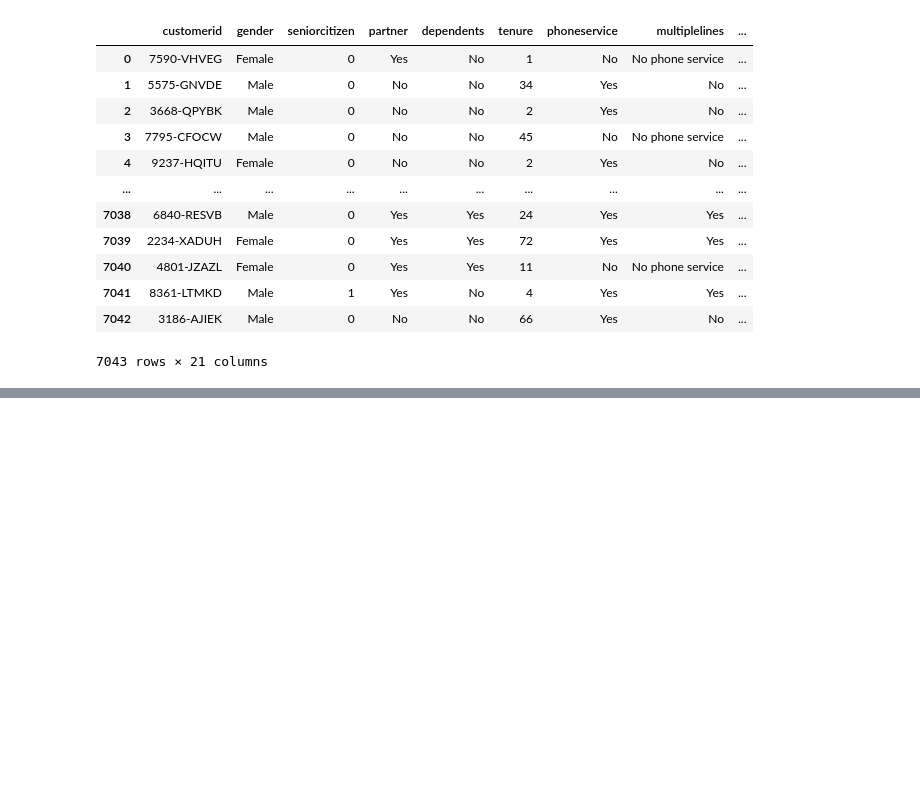
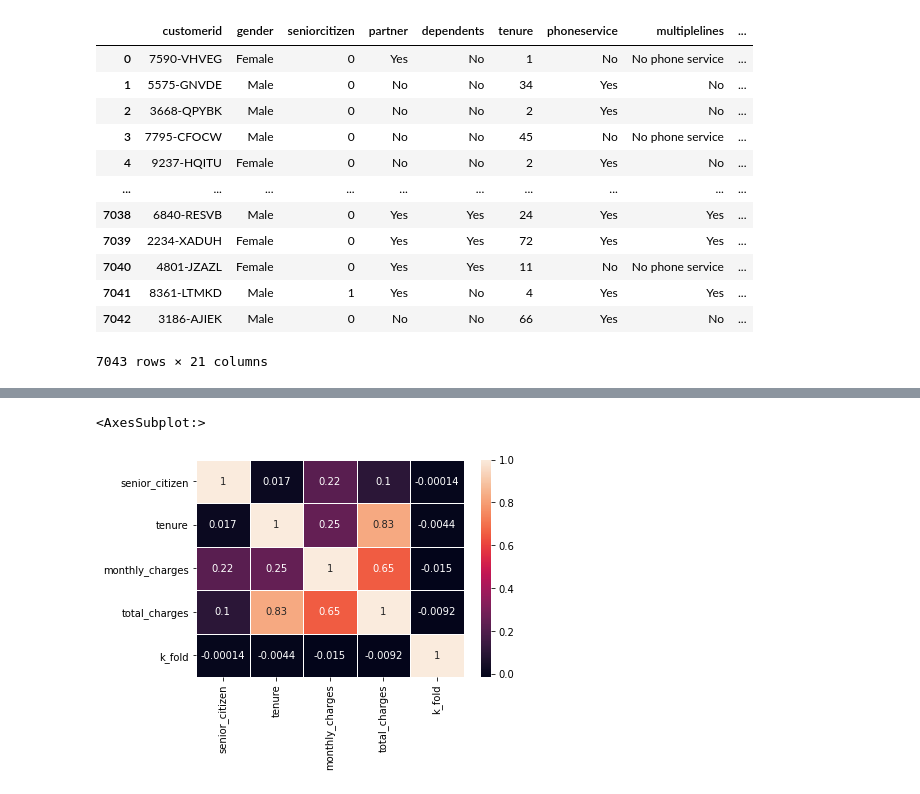
Before and after one commit to BubbaTam/telco-customer-churn, a Jupyter notebook: notebook/exploration.ipynb, the cells around one changed output, grey strips where cells are left out. Cells and saved outputs as stored; diff of their text form; code cells hidden in the pictures; blank space fills up the shorter version.

```diff
--- a/notebook/exploration.ipynb
+++ b/notebook/exploration.ipynb
@@ -86,0 +167,5 @@ df
+# %%
+sns.heatmap(df.corr(),linewidths=1, linecolor='white',annot=True)
+# %% [output]
+<AxesSubplot:>
+[figure, added]
```
Also changed, not shown: parts of 16 cells of this notebook, 3 other files.
